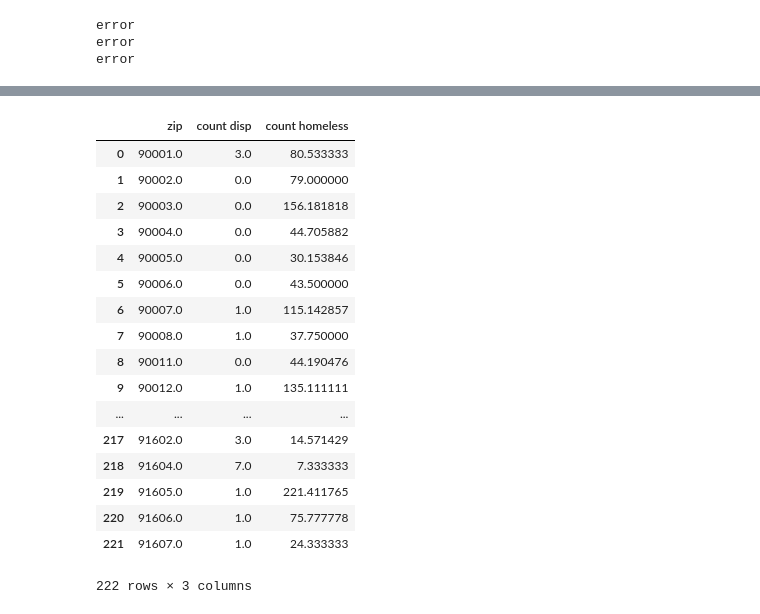
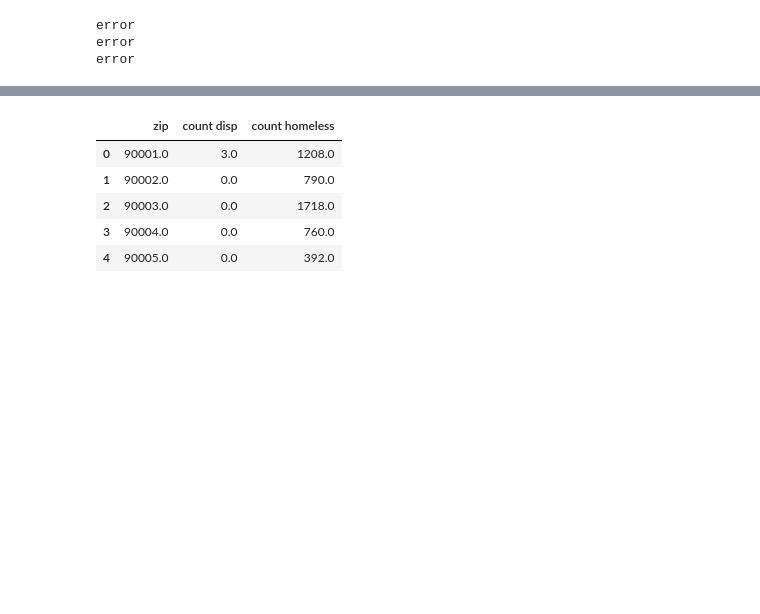
Before and after one commit to omkarkameshiyer/TeamBB4Project, a Jupyter notebook: CorrelationBetweenHomelessAndDispensary.ipynb, the cells around one changed output, grey strips where cells are left out. Saved outputs shown, nothing was run; the diff lists cells and outputs as text; code cells hidden in the pictures; blank space fills up the shorter version.

```diff
--- a/CorrelationBetweenHomelessAndDispensary.ipynb
+++ b/CorrelationBetweenHomelessAndDispensary.ipynb
@@ -50,6 +50,7 @@ error
 zipCodeHomeLess = pd.DataFrame(dataHomeLess)
 # %%
 zipCodeHomeLess.columns = ['zip', 'count homeless']
+zipCodeHomeLess= zipCodeHomeLess.groupby(['zip']).sum()
 # %%
 marijuana_df=pd.read_csv('CannabisLicData_cleaned.csv')
 marijuana_zip=marijuana_df['Zip Code'].value_counts()
@@ -60,7 +61,7 @@ marijuana_zipDataFrame.columns = ['zip', 'count ']
 newData = pd.merge(zipCodeHomeLess, marijuana_zipDataFrame, on='zip', how='outer')
 # %%
 dataHomeLessAndPot = []
-newData.fillna(0)
+newData= newData.fillna(0)
 zipCodesValid=pd.read_csv('laZipCodes.csv', encoding = "ISO-8859-1")
 
 for index, row in newData.iterrows():
@@ -69,3 +70,5 @@ for index, row in newData.iterrows():
 pddataHomeLessAndPot=pd.DataFrame(dataHomeLessAndPot)
 
 pddataHomeLessAndPot.columns = ['zip','count disp', 'count homeless']
+
+pddataHomeLessAndPot.head()
@@ -151,26 +180,14 @@ pddataHomeLessAndPot=pddataHomeLessAndPot.fillna(0)
 # %%
 dataCompletedData=pddataHomeLessAndPot[['zip','count disp','count homeless']].groupby('zip').mean().reset_index()
 # %%
-dataCompletedData
+dataCompletedData.head()
 # %% [output]
 |  | zip | count disp | count homeless |
-| 0 | 90001.0 | 3.0 | 80.533333 |
-| 1 | 90002.0 | 0.0 | 79.000000 |
-| 2 | 90003.0 | 0.0 | 156.181818 |
-| 3 | 90004.0 | 0.0 | 44.705882 |
-| 4 | 90005.0 | 0.0 | 30.153846 |
-| 5 | 90006.0 | 0.0 | 43.500000 |
-| 6 | 90007.0 | 1.0 | 115.142857 |
-| 7 | 90008.0 | 1.0 | 37.750000 |
-| 8 | 90011.0 | 0.0 | 44.190476 |
-| 9 | 90012.0 | 1.0 | 135.111111 |
-| ... | ... | ... | ... |
-| 217 | 91602.0 | 3.0 | 14.571429 |
-| 218 | 91604.0 | 7.0 | 7.333333 |
-| 219 | 91605.0 | 1.0 | 221.411765 |
-| 220 | 91606.0 | 1.0 | 75.777778 |
-| 221 | 91607.0 | 1.0 | 24.333333 |
+| 0 | 90001.0 | 3.0 | 1208.0 |
+| 1 | 90002.0 | 0.0 | 790.0 |
+| 2 | 90003.0 | 0.0 | 1718.0 |
+| 3 | 90004.0 | 0.0 | 760.0 |
+| 4 | 90005.0 | 0.0 | 392.0 |
-222 rows × 3 columns
 # %%
 y = dataCompletedData['count homeless']
 x = dataCompletedData['count disp']
```
Also changed, not shown: parts of 12 cells of this notebook.
